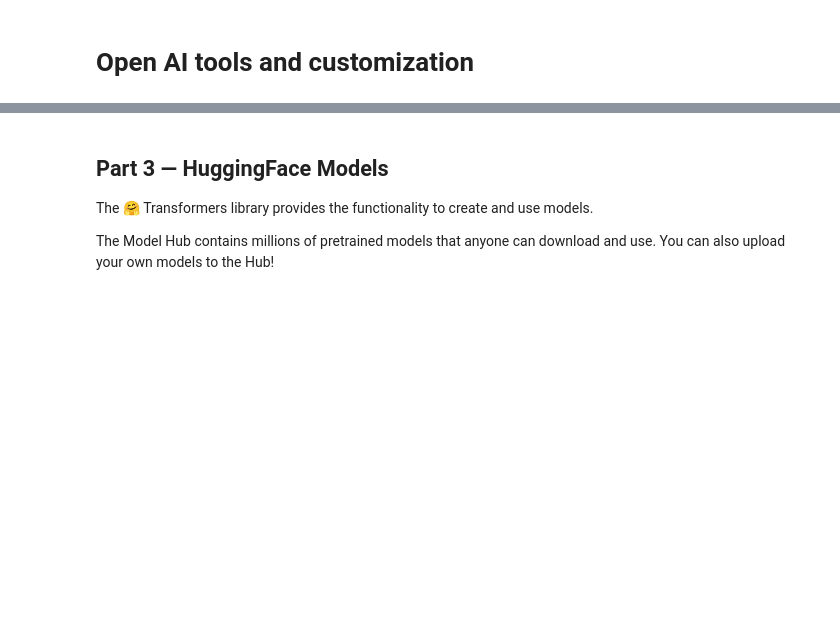
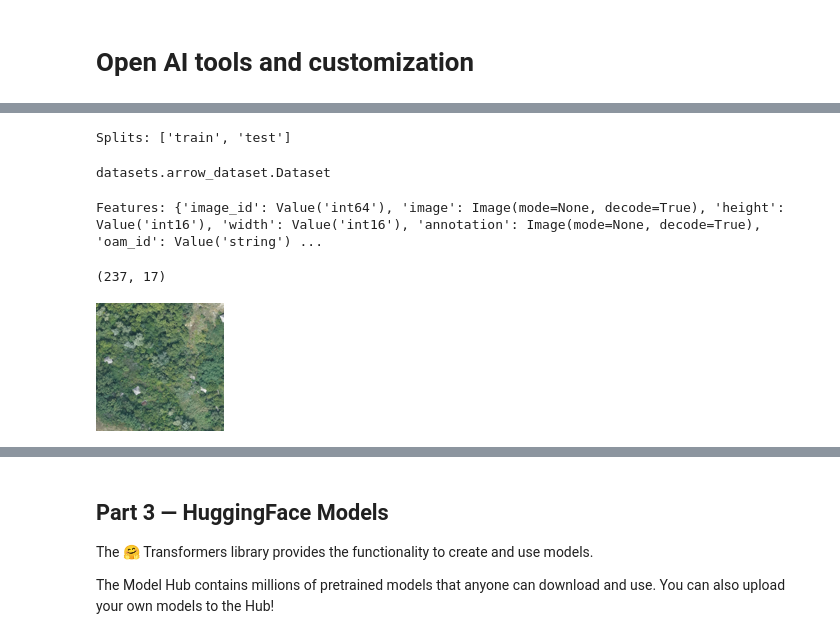
Before and after one commit to audiracmichelle/huggingface_workshop, a Jupyter notebook: huggingface_workshop.ipynb, the cells around one changed output, grey strips where cells are left out. Cells and saved outputs as stored; diff of their text form; code cells hidden in the pictures; blank space fills up the shorter version.

```diff
--- a/huggingface_workshop.ipynb
+++ b/huggingface_workshop.ipynb
@@ -63,2 +67,7 @@
 # %%
 from datasets import load_dataset
+# %%
+"""
+  Load a (small) dataset
+"""
+dataset = load_dataset("restor/tcd-nc")
@@ -64,0 +90,23 @@ from datasets import load_dataset
+# %%
+print("Splits:", list(dataset.keys()))
+# %% [output]
+Splits: ['train', 'test']
+# %%
+"""
+  HuggingFace datasets are Arrow tables
+"""
+type(dataset['train'])
+# %% [output]
+datasets.arrow_dataset.Dataset
+# %%
+print("Features:", dataset["train"].features)
+# %% [output]
+Features: {'image_id': Value('int64'), 'image': Image(mode=None, decode=True), 'height': Value('int16'), 'width': Value('int16'), 'annotation': Image(mode=None, decode=True), 'oam_id': Value('string') ...
+# %%
+dataset["train"].shape
+# %% [output]
+(237, 17)
+# %%
+dataset["train"]["image"][0].resize((128, 128))
+# %% [output]
+[figure, added]
```
Also changed, not shown: parts of 10 cells of this notebook.
